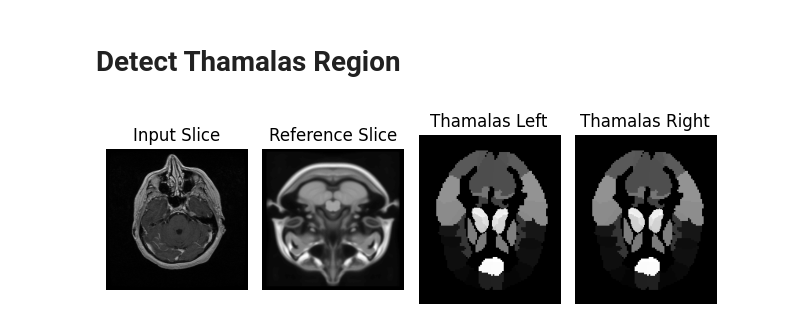
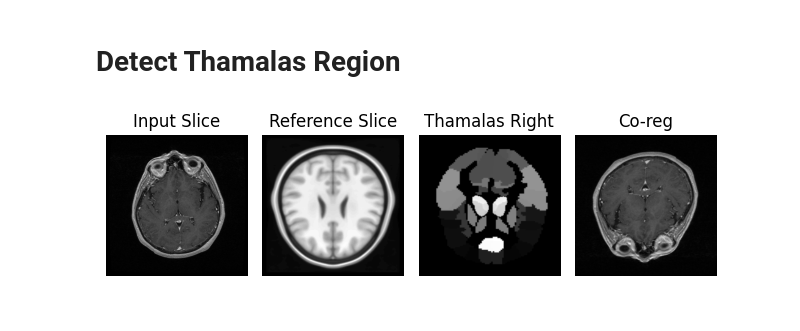
Before and after one commit to claredavies/MedicalImaging, a Jupyter notebook: MedicalImagingProject.ipynb, the cells around one changed output. Drawn from its saved outputs; the diff is of its cells as text; code cells hidden in the pictures.

Commit message:
Able to highlight thamalas

```diff
--- a/MedicalImagingProject.ipynb
+++ b/MedicalImagingProject.ipynb
@@ -414,7 +411,7 @@ def coregister(input_image, reference_image, input_landmarks, reference_landmark
     avg_ref_arr = np.array(reference_image.copy())
 
     height, width = np.array(avg_input_arr).shape
-    mat = calculate_transform(srcPts, dstPts)
+    mat = calculate_transform(input_landmarks, reference_landmarks)
     transformed_img = cv2.warpPerspective(input_image,
                         mat, (width, height))
 
@@ -502,46 +499,45 @@ plt.show()
 _, input_images = rearrange_pixel_arrays(_, input_dcm)
 
 reference_dcm = pydicom.dcmread('icbm_avg_152_t1_tal_nlin_symmetric_VI.dcm')
 ref_images = reference_dcm.pixel_array
-# input_image =input_dcm[100].pixel_array
+input_images, ref_images = resize_to_same(input_images, ref_images)
 
-input_images, ref_images = resize_to_same(input_images, ref_images)
-coregistered_images = coregistration(input_images, ref_images)
+thamalus_dcm = pydicom.dcmread('output/AAL3_1mm.dcm')
+thamalus_images = thamalus_dcm.pixel_array
+coregistered_images, thamalus_images = resize_to_same(coregistered_images, thamalus_images)
 
-thamalus_dcm = pydicom.dcmread('AAL3_1mm.dcm')
-thamalus_slice_data = thamalus_dcm.pixel_array
-
+thamalus_image = thamalus_images[82]
 # Select a specific slice from the pixel data
 ref_slice_index = 100  # Adjust this value to the desired slice index
-ref_slice_data = reference_dcm.pixel_array[ref_slice_index]
 
 # Create a figure with two subplots
 fig, axs = plt.subplots(1, 4)
 
 # Display the input slice in the first subplot
-axs[0].imshow(input_images[20], cmap=plt.cm.gray)
+axs[0].imshow(input_images[ref_slice_index], cmap=plt.cm.gray)
 axs[0].axis('off')  # Hide the axis ticks
 axs[0].set_title('Input Slice')
 
 # Display the reference slice in the second subplot
-axs[1].imshow(ref_images[20], cmap=plt.cm.gray)
+axs[1].imshow(ref_images[ref_slice_index], cmap=plt.cm.gray)
 axs[1].axis('off')  # Hide the axis ticks
 axs[1].set_title('Reference Slice')
 
-# Display the reference slice in the second subplot
-axs[2].imshow(thamalus_slice_data[81], cmap=plt.cm.gray)
-axs[2].axis('off')  # Hide the axis ticks
-axs[2].set_title('Thamalas Left')
 
 # Display the reference slice in the second subplot
-axs[3].imshow(thamalus_slice_data[82], cmap=plt.cm.gray)
+axs[2].imshow(thamalus_image, cmap=plt.cm.gray)
+axs[2].axis('off')  # Hide the axis ticks
+axs[2].set_title('Thamalas Right')
+
+# Display the reference slice in the second subplot
+axs[3].imshow(coregistered_images[ref_slice_index], cmap=plt.cm.gray)
 axs[3].axis('off')  # Hide the axis ticks
-axs[3].set_title('Thamalas Right')
+axs[3].set_title('Co-reg')
 
 # Adjust the spacing between subplots
 fig.tight_layout()
 
 # Show the figure
 plt.show()
 # %% [output]
-[figure, old version]
+[figure, new version]
```
Also changed, not shown: parts of 12 cells of this notebook.
